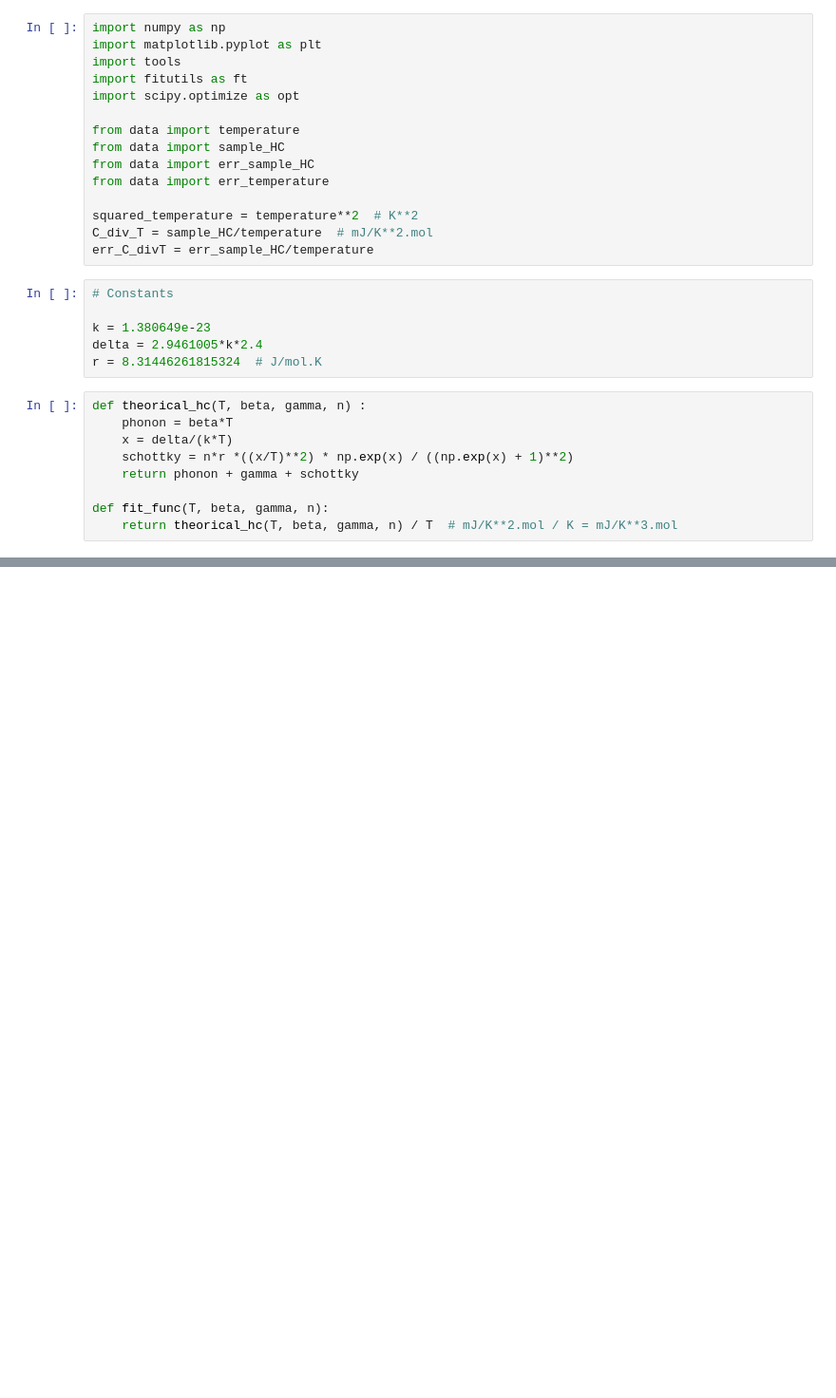
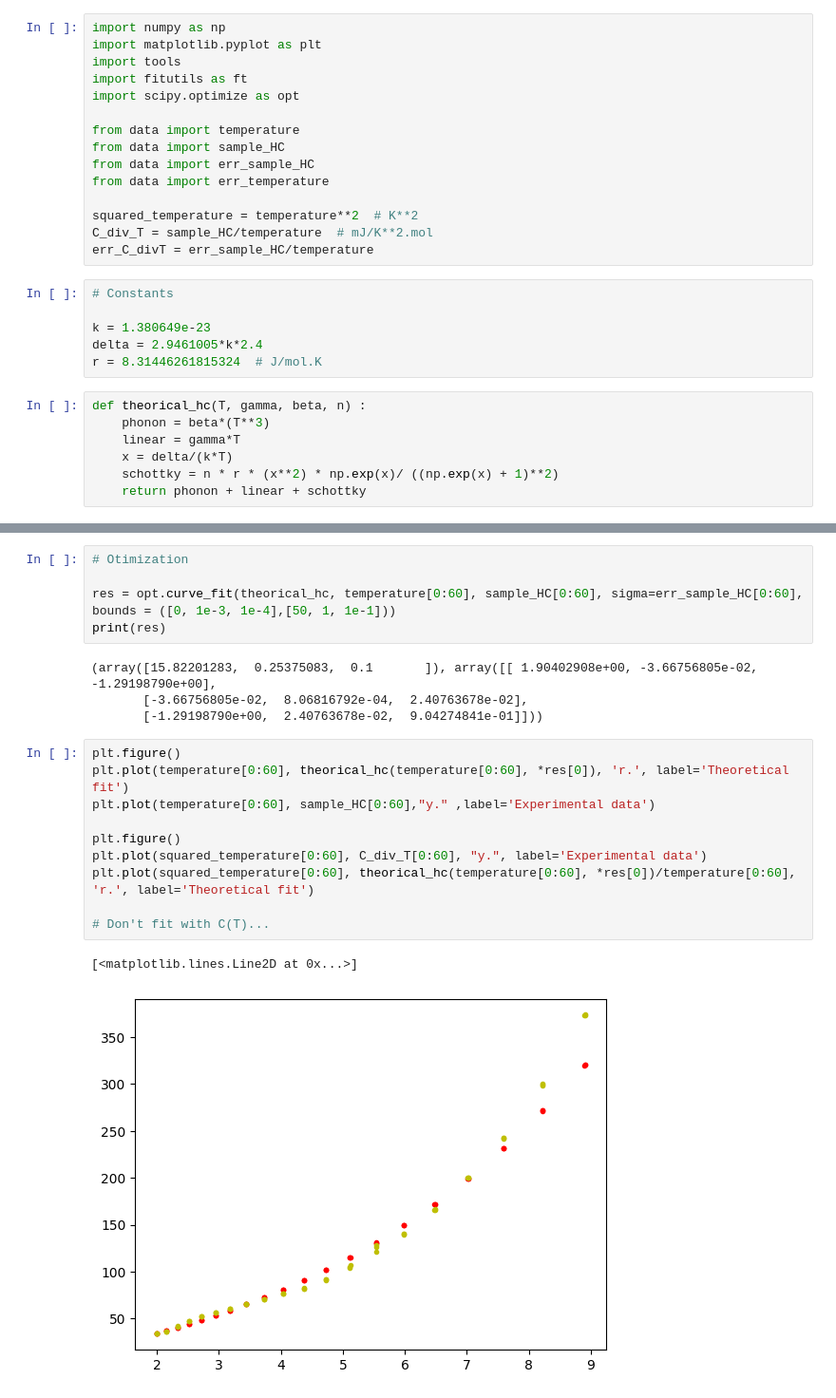
Before and after one commit to Gamal-on/YBCO, a Jupyter notebook: near0_analysis.ipynb, the cells around one changed output, grey strips where cells are left out. Shown: that part at 95% size. Drawn from its saved outputs; the diff is of its cells as text; blank space fills up the shorter version.

```diff
--- a/near0_analysis.ipynb
+++ b/near0_analysis.ipynb
@@ -20,11 +20,9 @@ k = 1.380649e-23
 delta = 2.9461005*k*2.4
 r = 8.31446261815324  # J/mol.K
 # %%
-def theorical_hc(T, beta, gamma, n) :
-    phonon = beta*T
+def theorical_hc(T, gamma, beta, n) :
+    phonon = beta*(T**3)
+    linear = gamma*T
     x = delta/(k*T)
-    schottky = n*r *((x/T)**2) * np.exp(x) / ((np.exp(x) + 1)**2)
-    return phonon + gamma + schottky
-
-def fit_func(T, beta, gamma, n):
-    return theorical_hc(T, beta, gamma, n) / T  # mJ/K**2.mol / K = mJ/K**3.mol
+    schottky = n * r * (x**2) * np.exp(x)/ ((np.exp(x) + 1)**2)
+    return phonon + linear + schottky
@@ -54,0 +35,22 @@ plt.plot(squared_temperature[0:65], fit_func(temperature[0:65], 3.41946226e-01,
+# %%
+# Otimization
+
+res = opt.curve_fit(theorical_hc, temperature[0:60], sample_HC[0:60], sigma=err_sample_HC[0:60], bounds = ([0, 1e-3, 1e-4],[50, 1, 1e-1]))
+print(res)
+# %% [output]
+(array([15.82201283,  0.25375083,  0.1       ]), array([[ 1.90402908e+00, -3.66756805e-02, -1.29198790e+00],
+       [-3.66756805e-02,  8.06816792e-04,  2.40763678e-02],
+       [-1.29198790e+00,  2.40763678e-02,  9.04274841e-01]]))
+# %%
+plt.figure()
+plt.plot(temperature[0:60], theorical_hc(temperature[0:60], *res[0]), 'r.', label='Theoretical fit')
+plt.plot(temperature[0:60], sample_HC[0:60],"y." ,label='Experimental data')
+
+plt.figure()
+plt.plot(squared_temperature[0:60], C_div_T[0:60], "y.", label='Experimental data')
+plt.plot(squared_temperature[0:60], theorical_hc(temperature[0:60], *res[0])/temperature[0:60], 'r.', label='Theoretical fit')
+
+# Don't fit with C(T)...
+# %% [output]
+[<matplotlib.lines.Line2D at 0x...>]
+[figure, added]
```
Also changed, not shown: parts of 6 cells of this notebook.
